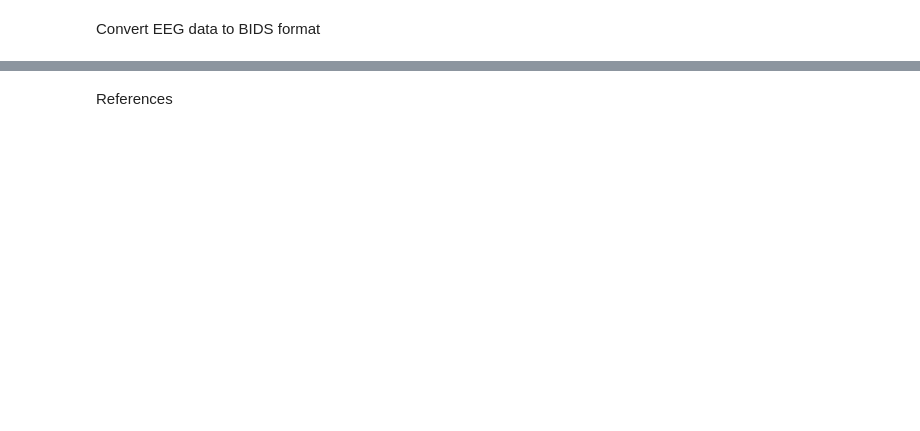
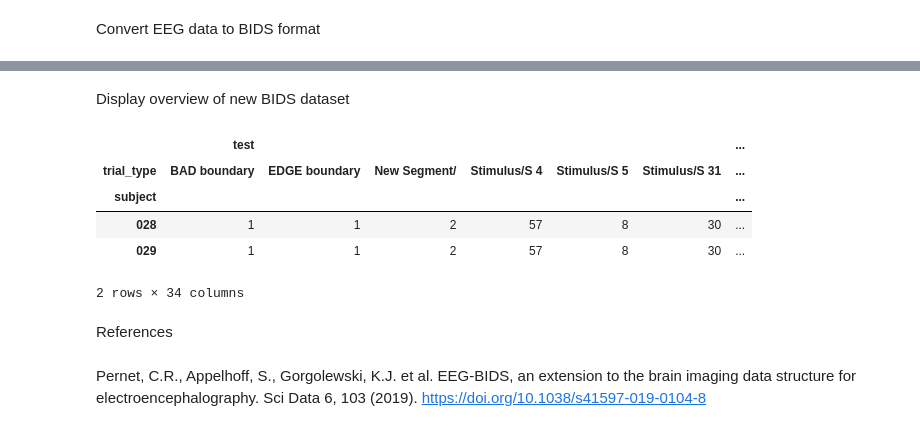
Before and after one commit to w-decker/ERP-Pipeline, a Jupyter notebook: BIDS/bids-eeg.ipynb, the cells around one changed output, grey strips where cells are left out. Saved outputs shown, nothing was run; the diff lists cells and outputs as text; code cells hidden in the pictures; blank space fills up the shorter version.

```diff
--- a/BIDS/bids-eeg.ipynb
+++ b/BIDS/bids-eeg.ipynb
@@ -64,3 +112,15 @@ for ids in subjectID: # create BIDS compliant data based on subject ID numbers
+# %% [markdown]
+Display overview of new BIDS dataset
+# %%
+counts = count_events(bids_root)
+counts
+# %% [output]
+|  | test |  |  |  |  |  | ... |
+| trial_type | BAD boundary | EDGE boundary | New Segment/ | Stimulus/S 4 | Stimulus/S 5 | Stimulus/S 31 | ... |
+| subject |  |  |  |  |  |  | ... |
+| 028 | 1 | 1 | 2 | 57 | 8 | 30 | ... |
+| 029 | 1 | 1 | 2 | 57 | 8 | 30 | ... |
+2 rows × 34 columns
 # %% [markdown]
 References
 # %%
@@ -68,3 +128,5 @@ readme = op.join(bids_root, 'README')
 with open(readme, 'r', encoding='utf-8-sig') as fid:
     text = fid.read()
 print(text)
+# %% [markdown]
+Pernet, C.R., Appelhoff, S., Gorgolewski, K.J. et al. EEG-BIDS, an extension to the brain imaging data structure for electroencephalography. Sci Data 6, 103 (2019). https://doi.org/10.1038/s41597-019-0104-8
```
Also changed, not shown: parts of 4 cells of this notebook.
